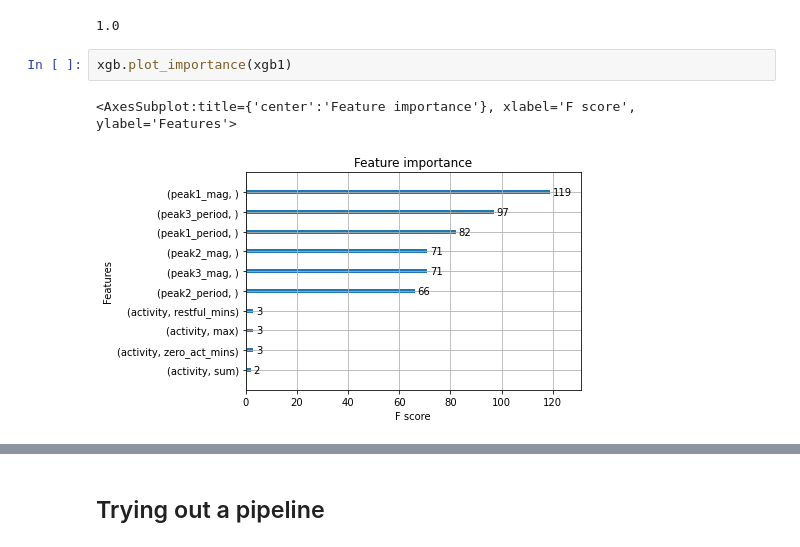
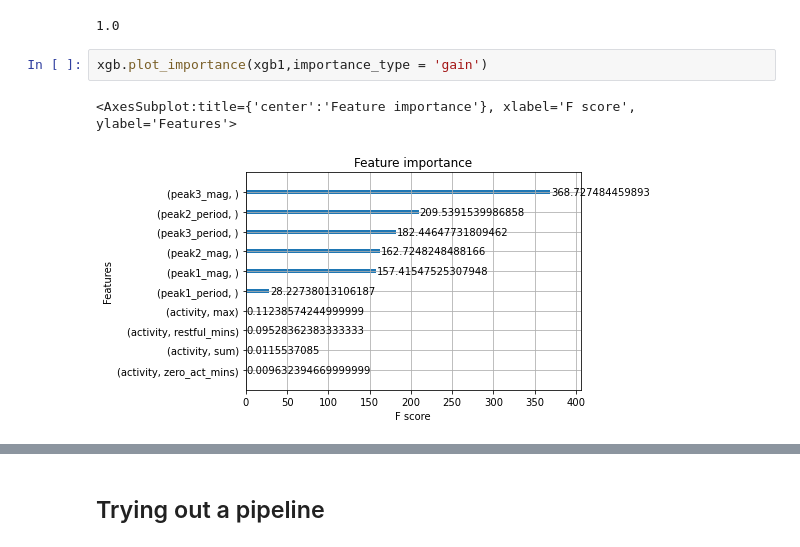
Before and after one commit to mattlegro/MDD-Classification-Project, a Jupyter notebook: modelling.ipynb, the cells around one changed output, grey strips where cells are left out. Drawn from its saved outputs; the diff is of its cells as text.

```diff
--- a/modelling.ipynb
+++ b/modelling.ipynb
@@ -148,7 +171,7 @@ print(accuracy_score(target_test,xgb1_preds))
 # %% [output]
 1.0
 # %%
-xgb.plot_importance(xgb1)
+xgb.plot_importance(xgb1,importance_type = 'gain')
 # %% [output]
 <AxesSubplot:title={'center':'Feature importance'}, xlabel='F score', ylabel='Features'>
-[figure, old version]
+[figure, new version]
```
Also changed, not shown: parts of 23 cells of this notebook.
